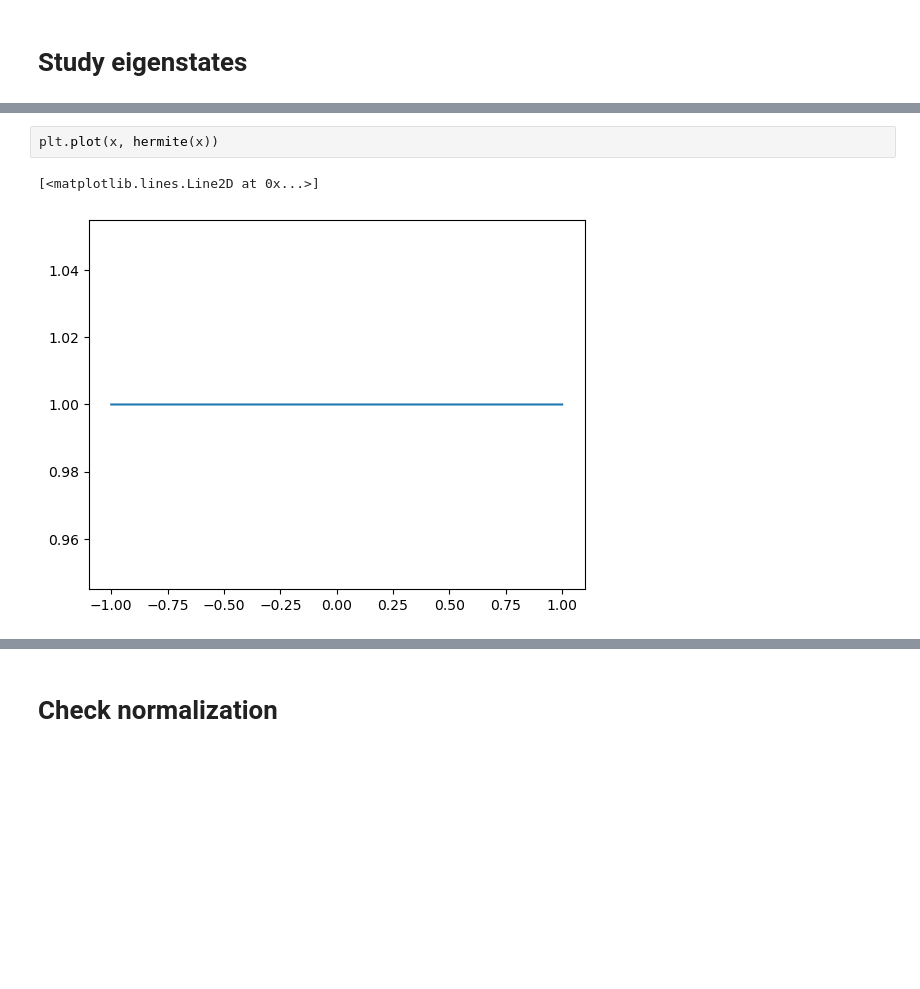
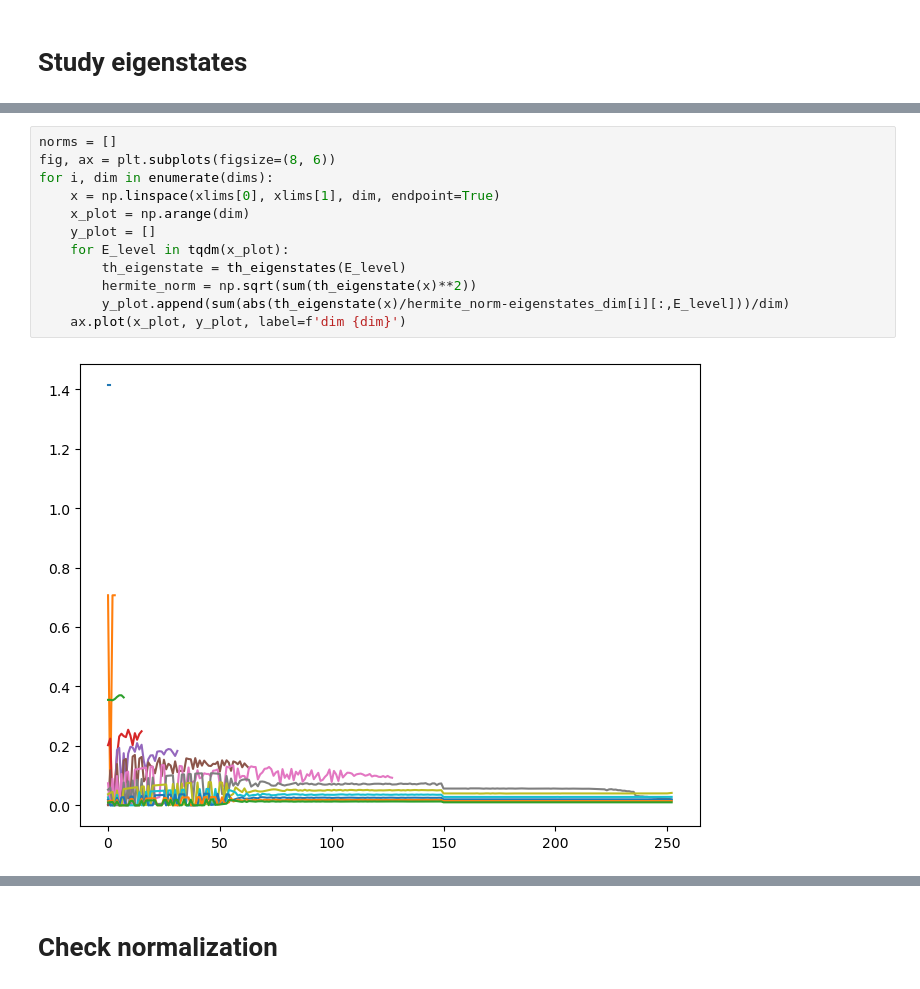
Before and after one commit to c0pp1/QIC_Exercises, a Jupyter notebook: Exercise04/exercise04.ipynb, the cells around one changed output, grey strips where cells are left out. Saved outputs shown, nothing was run; the diff lists cells and outputs as text; blank space fills up the shorter version.

```diff
--- a/Exercise04/exercise04.ipynb
+++ b/Exercise04/exercise04.ipynb
@@ -97,5 +105,14 @@ fig.show()
-# %%
-plt.plot(x, hermite(x))
-# %% [output]
-[<matplotlib.lines.Line2D at 0x...>]
-[figure, removed]
+# %%
+norms = []
+fig, ax = plt.subplots(figsize=(8, 6))
+for i, dim in enumerate(dims):
+    x = np.linspace(xlims[0], xlims[1], dim, endpoint=True)
+    x_plot = np.arange(dim)
+    y_plot = []
+    for E_level in tqdm(x_plot):
+        th_eigenstate = th_eigenstates(E_level)
+        hermite_norm = np.sqrt(sum(th_eigenstate(x)**2))
+        y_plot.append(sum(abs(th_eigenstate(x)/hermite_norm-eigenstates_dim[i][:,E_level]))/dim)
+    ax.plot(x_plot, y_plot, label=f'dim {dim}')
+# %% [output]
+[figure, added]
```
Also changed, not shown: parts of 12 cells of this notebook, 1 other file.
